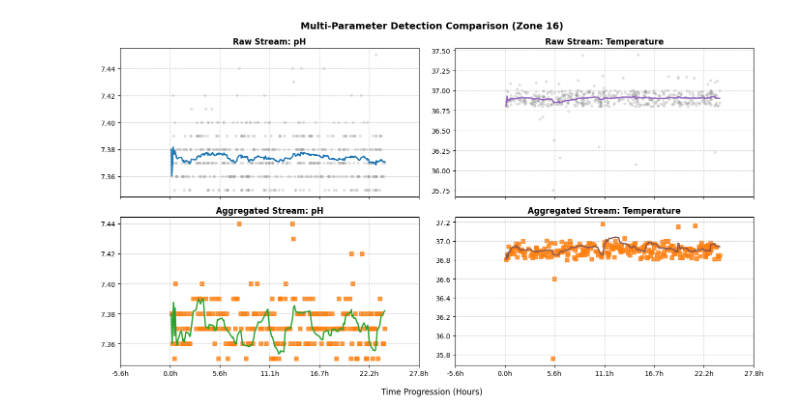
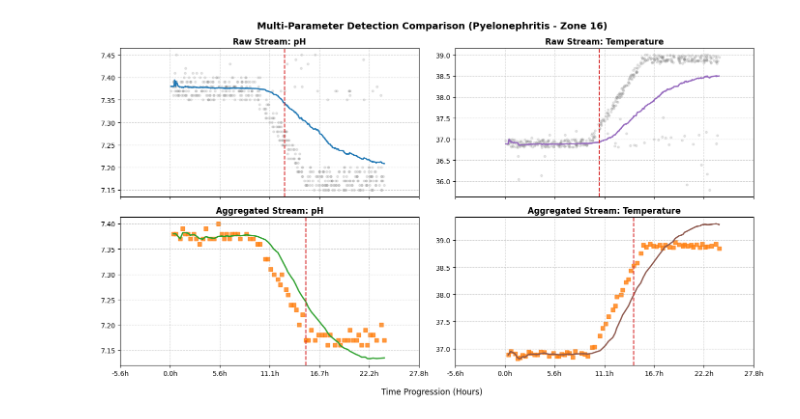
Before and after one commit to Volpi22/Sim_01_Toy_Tests, a Jupyter notebook: Tests.ipynb, the cells around one changed output. Drawn from its saved outputs; the diff is of its cells as text; code cells hidden in the pictures.

```diff
--- a/Tests.ipynb
+++ b/Tests.ipynb
@@ -335,12 +386,12 @@ Aggregated Stream: No anomaly detected.
 # %%
-# 1. Initialize Parameters
+# --- 5. ACTIVE DISEASE: PYELONEPHRITIS (Combined) ---
 TARGET_ZONE = 16
-ALPHA_NOISE = 0.05
+ALPHA_NOISE = 0.3
 BETA_ERROR = 0.10
 TARGET_CONF = 70.0
-SAFE_START = 86400
+SAFE_START = 1800
 
-print(f"--- 1. Running Combined Disease Simulation (Pyelonephritis in Zone {TARGET_ZONE}) ---")
+print(f"--- 1. Running Disease Simulation (Pyelonephritis in Zone {TARGET_ZONE}) ---")
 simulator = DiseaseSimulator()
 
 raw_df, agg_df, t_start = simulator.run_combined_disease(
@@ -352,46 +403,59 @@ raw_df, agg_df, t_start = simulator.run_combined_disease(
 )
 
 if agg_df is not None and not agg_df.empty:
-    print(f"\n--- 2. Running Anomaly Detection ---")
+    print(f"\n--- 2. Running Whole-Body Anomaly Detection ---")
 
     detector = AnomalyDetector(
-        target_zone=TARGET_ZONE,
         alpha=ALPHA_NOISE,
         beta=BETA_ERROR,
         target_confidence=TARGET_CONF,
-        agg_persistence=4,            # Require 4 bad packets in a row
-        agg_abs_drift_ph=0.10,        # pH must deviate by at least 0.10
-        agg_abs_drift_temp=0.8        # Temp must deviate by at least 0.8 degrees
+        raw_drift_threshold=3.5,
+        agg_persistence=4,
+        agg_abs_drift_ph=0.10,
+        agg_abs_drift_temp=0.80
     )
 
-    processed_raw_df, det_raw = detector.detect_combined_raw_stream(raw_df)
-    processed_agg_df, det_agg = detector.detect_combined_aggregated_stream(agg_df)
+    # Note: Uses detect_combined... methods
+    processed_raw_df, all_raw_alerts = detector.detect_combined_raw_stream(raw_df)
+    processed_agg_df, all_agg_alerts = detector.detect_combined_aggregated_stream(agg_df)
 
     print("\n--- Detection Results ---")
     print(f"Disease actually started at: Hour {t_start/3600:.2f}")
 
-    def print_delay(param_name, det_time, t_start):
-        if det_time:
-            delay = det_time - t_start
-            print(f"{param_name} Flagged at Hour {det_time/3600:.2f}", end=" | ")
-            if delay < 0:
-                print(f"False Positive ({-delay/60:.1f} min early)")
-            else:
-                print(f"Delay: {delay/60:.1f} min")
-        else:
-            print(f"{param_name} No anomaly detected.")
+    def print_combined_alerts(alert_dict, stream_name):
+        print(f"\n[{stream_name} ALERTS]")
+        if not alert_dict:
+            print("  No anomalies detected in any zone.")
+            return
 
-    print("\n[AGGREGATED STREAM]")
-    print_delay("pH  ", det_agg['ph'], t_start)
-    print_delay("Temp", det_agg['temp'], t_start)
+        for zone_id, times in alert_dict.items():
+            print(f"  --> ZONE {zone_id} ALERT:")
+            for param, t_det in times.items():
+                if t_det is not None:
+                    delay = t_det - t_start
+                    status = f"False Positive ({-delay/60:.1f} min early)" if delay < 0 else f"Delay: {delay/60:.1f} min"
+                    print(f"      - {param.upper()} Flagged at Hour {t_det/3600:.2f} | {status}")
+                else:
+                    print(f"      - {param.upper()} Normal.")
+
+    print_combined_alerts(all_raw_alerts, "RAW STREAM")
+    print_combined_alerts(all_agg_alerts, "AGGREGATED STREAM")
 
     print(f"\n--- 3. Generating Visualization ---")
     visualizer = AnomalyVisualizer()
+
+    # Must pass dictionaries for combined visualization
+    plot_det_raw = all_raw_alerts.get(TARGET_ZONE, {'ph': None, 'temp': None})
+    plot_det_agg = all_agg_alerts.get(TARGET_ZONE, {'ph': None, 'temp': None})
+
+    plot_raw_df = processed_raw_df[processed_raw_df['Zone'] == TARGET_ZONE]
+    plot_agg_df = processed_agg_df[processed_agg_df['Zone'] == TARGET_ZONE]
+
     visualizer.plot_combined_comparison(
-        raw_df=processed_raw_df,
-        agg_df=processed_agg_df,
-        det_raw=det_raw,
-        det_agg=det_agg,
-        title=f"Multi-Parameter Detection Comparison (Zone {TARGET_ZONE})"
+        raw_df=plot_raw_df,
+        agg_df=plot_agg_df,
+        det_raw=plot_det_raw,
+        det_agg=plot_det_agg,
+        title=f"Multi-Parameter Detection Comparison (Pyelonephritis - Zone {TARGET_ZONE})"
     )
 # %% [output]
@@ -409,3 +477,3 @@ Temp No anomaly detected.
 
 --- 3. Generating Visualization ---
-[figure, old version]
+[figure, new version]
```
Also changed, not shown: parts of 9 cells of this notebook, 2 other files.
